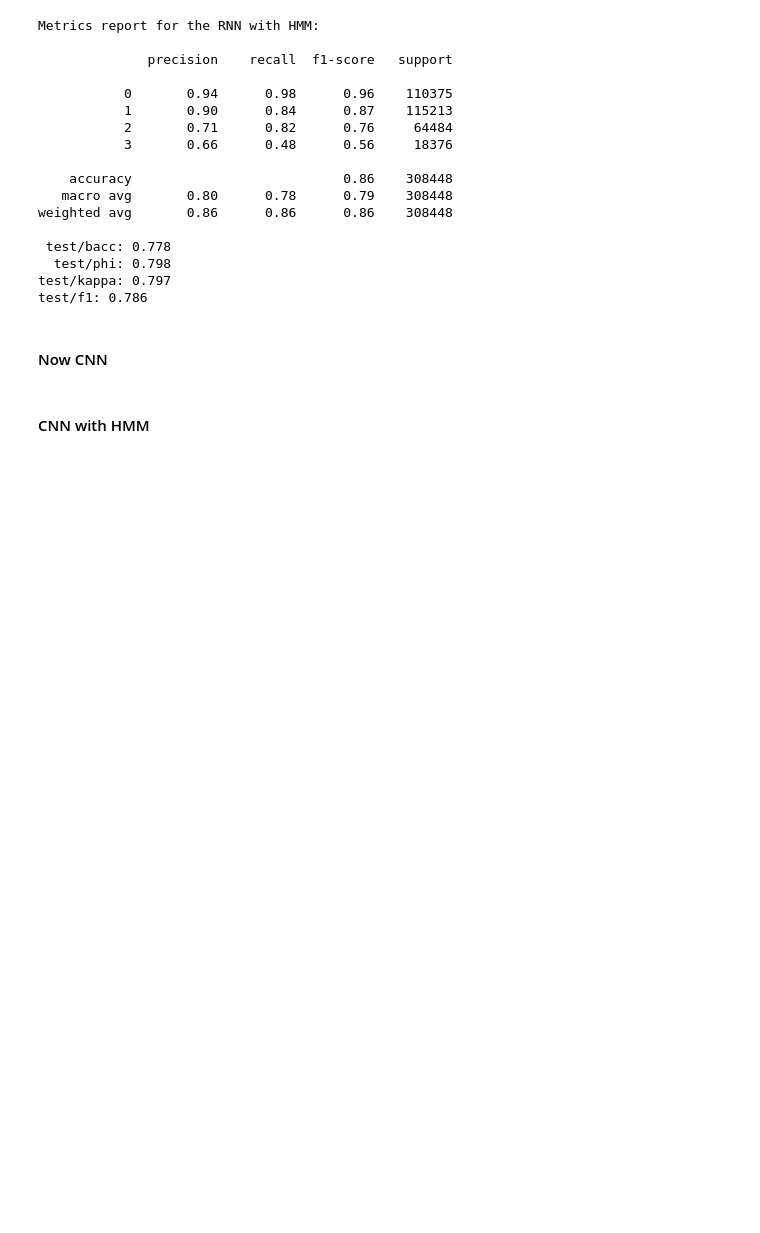
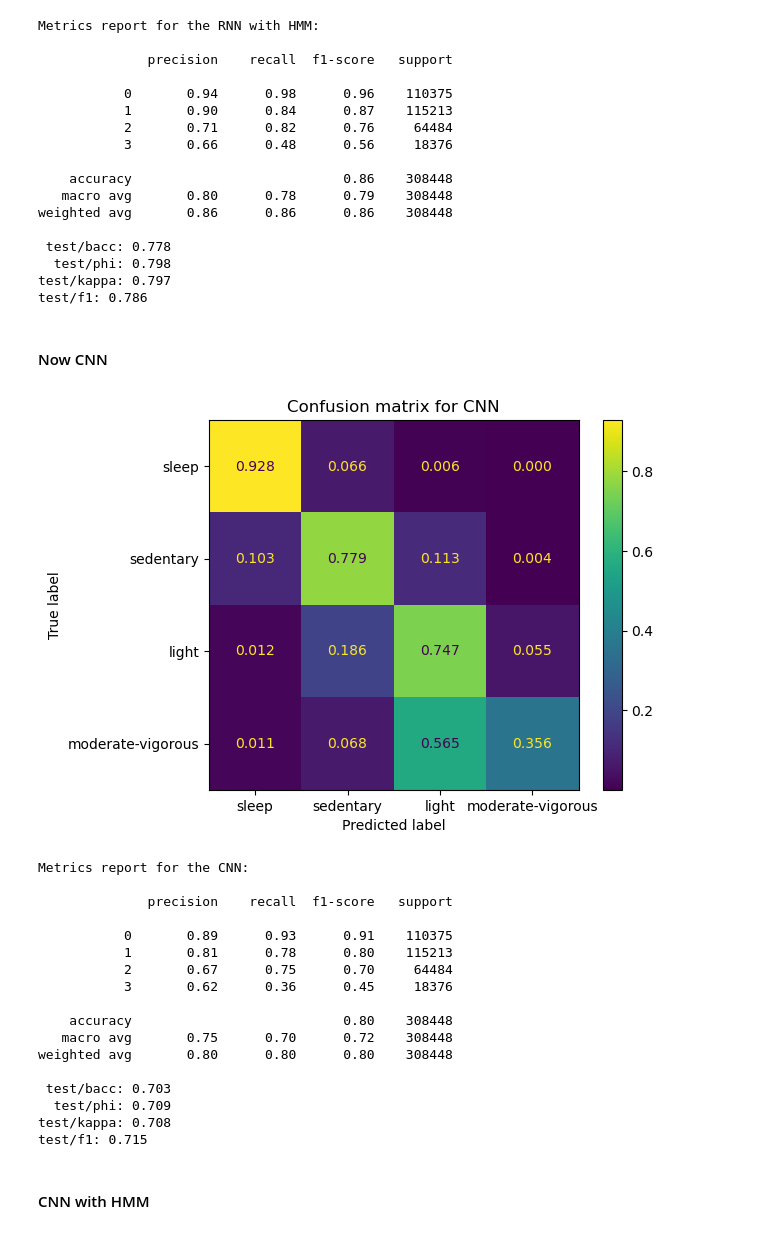
Before and after one commit to finlayscheib/capture24, a Jupyter notebook: Deep_models.ipynb, the cells around one changed output. Saved outputs shown, nothing was run; the diff lists cells and outputs as text; code cells hidden in the pictures; blank space fills up the shorter version.

Commit message:
All benchmark models done

```diff
--- a/Deep_models.ipynb
+++ b/Deep_models.ipynb
@@ -86,5 +86,43 @@ test/kappa: 0.797
 test/f1: 0.786
 # %% [markdown]
 #### Now CNN
+# %%
+CNN = np.load("final_pred_CNN_test.npz")
+ConfusionMatrixDisplay.from_predictions( CNN['true_labels'], CNN['model_preds'],
+                                        display_labels=PAorder, normalize = 'true', values_format = '.3f')
+plt.title('Confusion matrix for CNN')
+plt.show()
+print('Metrics report for the CNN: \n')
+report = classification_report( CNN['true_labels'], CNN['model_preds'], digits=2)
+print(report)
+
+bacc = balanced_accuracy_score( CNN['true_labels'], CNN['model_preds'])
+kappa = cohen_kappa_score( CNN['true_labels'], CNN['model_preds'])
+phi = matthews_corrcoef(CNN['true_labels'], CNN['model_preds'])
+f1 = f1_score(CNN['true_labels'], CNN['model_preds'], average = 'macro')
+
+print(f" test/bacc: {bacc:.3f}")
+print(f"  test/phi: {phi:.3f}")
+print(f"test/kappa: {kappa:.3f}")
+print(f"test/f1: {f1:.3f}")
+# %% [output]
+[figure, added]
+Metrics report for the CNN:
+
+              precision    recall  f1-score   support
+
+           0       0.89      0.93      0.91    110375
+           1       0.81      0.78      0.80    115213
+           2       0.67      0.75      0.70     64484
+           3       0.62      0.36      0.45     18376
+
+    accuracy                           0.80    308448
+   macro avg       0.75      0.70      0.72    308448
+weighted avg       0.80      0.80      0.80    308448
+
+ test/bacc: 0.703
+  test/phi: 0.709
+test/kappa: 0.708
+test/f1: 0.715
 # %% [markdown]
 #### CNN with HMM
```
Also changed, not shown: parts of 1 cell of this notebook.
